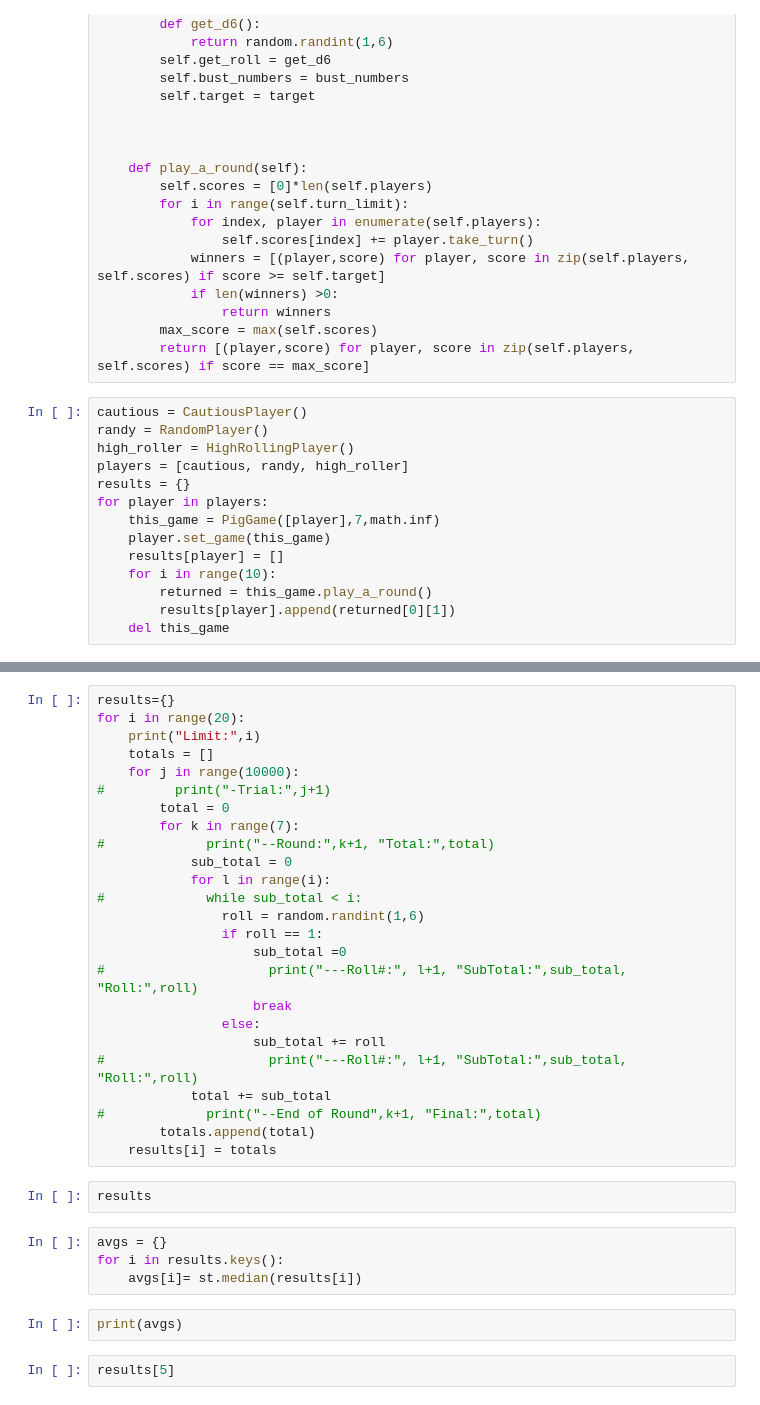
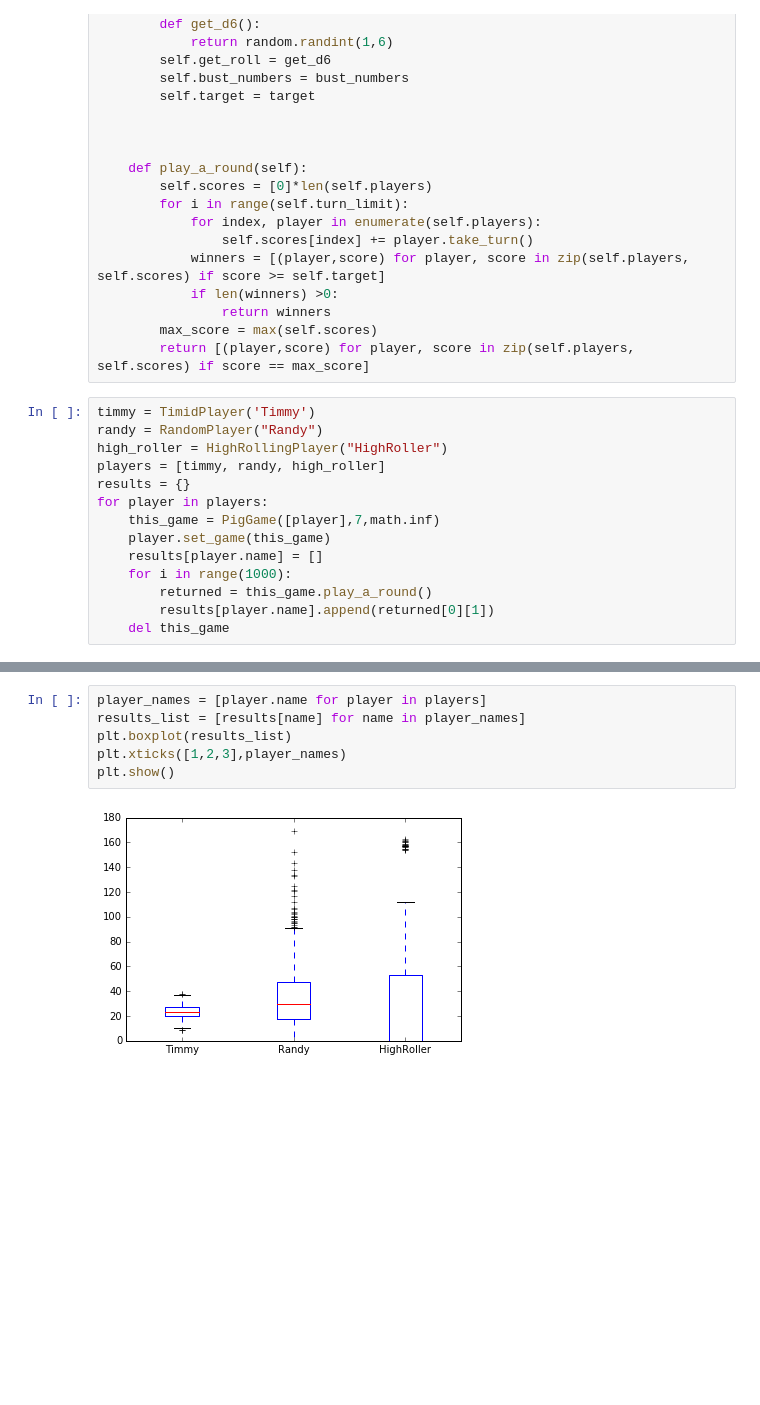
Before and after one commit to achescheir/ultimate-pig, a Jupyter notebook: ultimate_pig.ipynb, the cells around one changed output, grey strips where cells are left out. Saved outputs shown, nothing was run; the diff lists cells and outputs as text; blank space fills up the shorter version.

```diff
--- a/ultimate_pig.ipynb
+++ b/ultimate_pig.ipynb
@@ -62,16 +62,16 @@ class PigGame:
         max_score = max(self.scores)
         return [(player,score) for player, score in zip(self.players, self.scores) if score == max_score]
 # %%
-cautious = CautiousPlayer()
-randy = RandomPlayer()
-high_roller = HighRollingPlayer()
-players = [cautious, randy, high_roller]
+timmy = TimidPlayer('Timmy')
+randy = RandomPlayer("Randy")
+high_roller = HighRollingPlayer("HighRoller")
+players = [timmy, randy, high_roller]
 results = {}
 for player in players:
     this_game = PigGame([player],7,math.inf)
     player.set_game(this_game)
-    results[player] = []
-    for i in range(10):
+    results[player.name] = []
+    for i in range(1000):
         returned = this_game.play_a_round()
-        results[player].append(returned[0][1])
+        results[player.name].append(returned[0][1])
     del this_game
@@ -80,35 +78,8 @@ print(results)
-# %%
-results={}
-for i in range(20):
-    print("Limit:",i)
-    totals = []
-    for j in range(10000):
-#         print("-Trial:",j+1)
-        total = 0
-        for k in range(7):
-#             print("--Round:",k+1, "Total:",total)
-            sub_total = 0
-            for l in range(i):
-#             while sub_total < i:
-                roll = random.randint(1,6)
-                if roll == 1:
-                    sub_total =0
-#                     print("---Roll#:", l+1, "SubTotal:",sub_total, "Roll:",roll)
-                    break
-                else:
-                    sub_total += roll
-#                     print("---Roll#:", l+1, "SubTotal:",sub_total, "Roll:",roll)
-            total += sub_total
-#             print("--End of Round",k+1, "Final:",total)
-        totals.append(total)
-    results[i] = totals
-# %%
-results
-# %%
-avgs = {}
-for i in results.keys():
-    avgs[i]= st.median(results[i])
-# %%
-print(avgs)
-# %%
-results[5]
+# %%
+player_names = [player.name for player in players]
+results_list = [results[name] for name in player_names]
+plt.boxplot(results_list)
+plt.xticks([1,2,3],player_names)
+plt.show()
+# %% [output]
+[figure, added]
```
Also changed, not shown: parts of 14 cells of this notebook.
